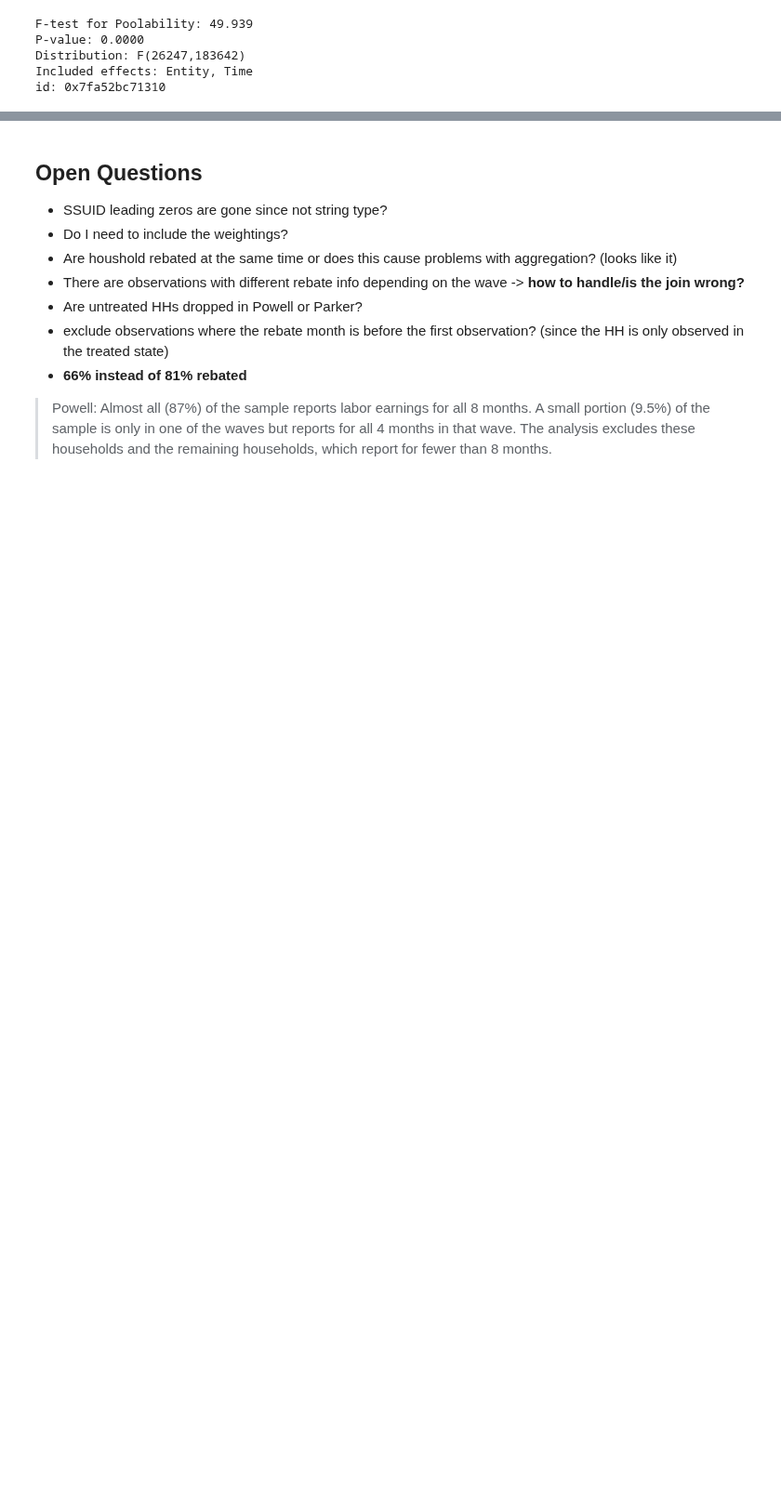
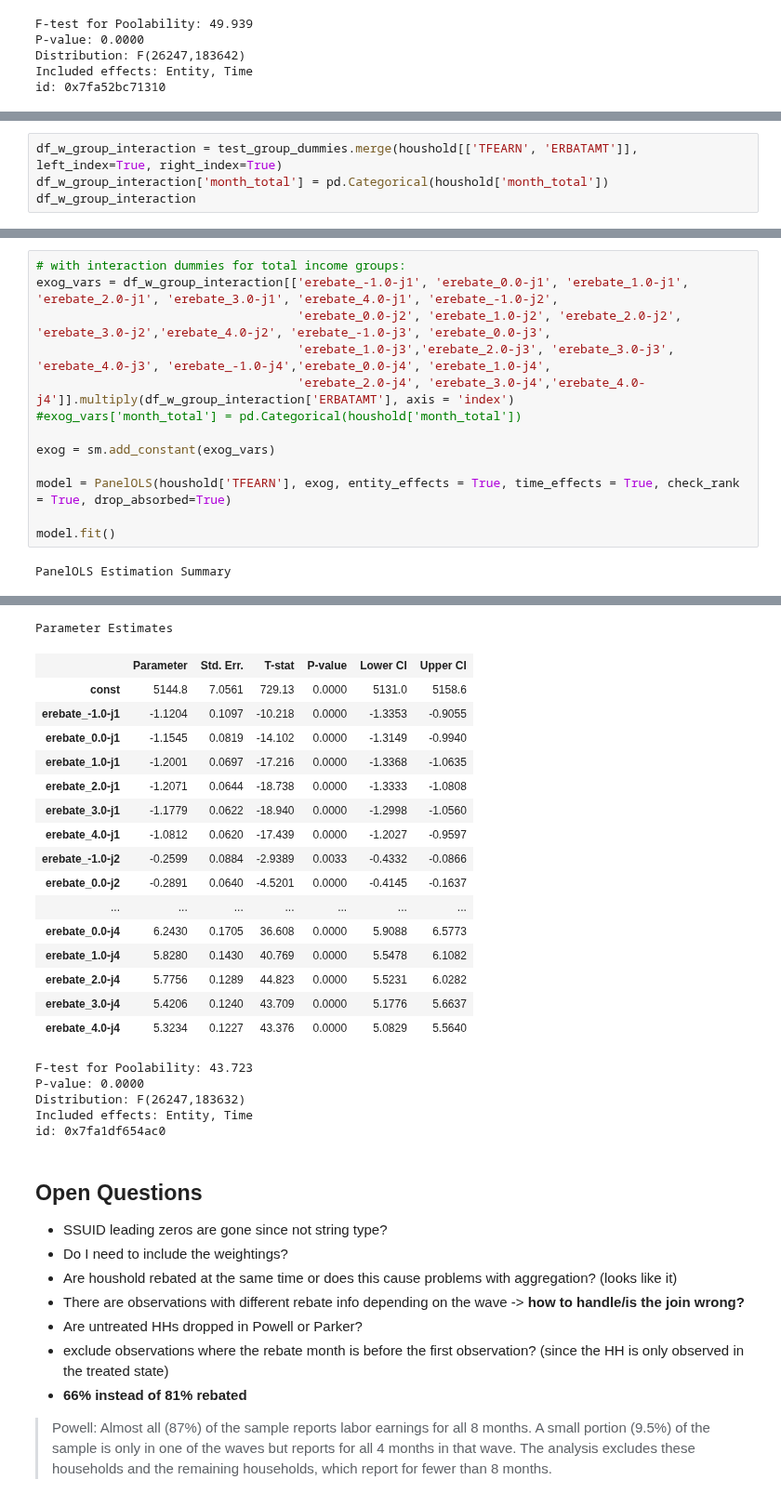
Before and after one commit to MaxDerWeber/MasterThesis, a Jupyter notebook: Data.ipynb, the cells around one changed output, grey strips where cells are left out. Shown at 93% size. Saved outputs shown, nothing was run; the diff lists cells and outputs as text; blank space fills up the shorter version.

```diff
--- a/Data.ipynb
+++ b/Data.ipynb
@@ -653,0 +578,4 @@ for group_id in group_lst:
+# %%
+df_w_group_interaction = test_group_dummies.merge(houshold[['TFEARN', 'ERBATAMT']], left_index=True, right_index=True)
+df_w_group_interaction['month_total'] = pd.Categorical(houshold['month_total'])
+df_w_group_interaction
@@ -653,0 +597,15 @@ for group_id in group_lst:
+# %%
+# with interaction dummies for total income groups:
+exog_vars = df_w_group_interaction[['erebate_-1.0-j1', 'erebate_0.0-j1', 'erebate_1.0-j1', 'erebate_2.0-j1', 'erebate_3.0-j1', 'erebate_4.0-j1', 'erebate_-1.0-j2',
+                                    'erebate_0.0-j2', 'erebate_1.0-j2', 'erebate_2.0-j2', 'erebate_3.0-j2','erebate_4.0-j2', 'erebate_-1.0-j3', 'erebate_0.0-j3',
+                                    'erebate_1.0-j3','erebate_2.0-j3', 'erebate_3.0-j3', 'erebate_4.0-j3', 'erebate_-1.0-j4','erebate_0.0-j4', 'erebate_1.0-j4',
+                                    'erebate_2.0-j4', 'erebate_3.0-j4','erebate_4.0-j4']].multiply(df_w_group_interaction['ERBATAMT'], axis = 'index')
+#exog_vars['month_total'] = pd.Categorical(houshold['month_total'])
+
+exog = sm.add_constant(exog_vars)
+
+model = PanelOLS(houshold['TFEARN'], exog, entity_effects = True, time_effects = True, check_rank = True, drop_absorbed=True)
+
+model.fit()
+# %% [output]
+PanelOLS Estimation Summary
@@ -654,3 +629,25 @@ for group_id in group_lst:
+Parameter Estimates
+|  | Parameter | Std. Err. | T-stat | P-value | Lower CI | Upper CI |
+| const | 5144.8 | 7.0561 | 729.13 | 0.0000 | 5131.0 | 5158.6 |
+| erebate_-1.0-j1 | -1.1204 | 0.1097 | -10.218 | 0.0000 | -1.3353 | -0.9055 |
+| erebate_0.0-j1 | -1.1545 | 0.0819 | -14.102 | 0.0000 | -1.3149 | -0.9940 |
+| erebate_1.0-j1 | -1.2001 | 0.0697 | -17.216 | 0.0000 | -1.3368 | -1.0635 |
+| erebate_2.0-j1 | -1.2071 | 0.0644 | -18.738 | 0.0000 | -1.3333 | -1.0808 |
+| erebate_3.0-j1 | -1.1779 | 0.0622 | -18.940 | 0.0000 | -1.2998 | -1.0560 |
+| erebate_4.0-j1 | -1.0812 | 0.0620 | -17.439 | 0.0000 | -1.2027 | -0.9597 |
+| erebate_-1.0-j2 | -0.2599 | 0.0884 | -2.9389 | 0.0033 | -0.4332 | -0.0866 |
+| erebate_0.0-j2 | -0.2891 | 0.0640 | -4.5201 | 0.0000 | -0.4145 | -0.1637 |
+| ... | ... | ... | ... | ... | ... | ... |
+| erebate_0.0-j4 | 6.2430 | 0.1705 | 36.608 | 0.0000 | 5.9088 | 6.5773 |
+| erebate_1.0-j4 | 5.8280 | 0.1430 | 40.769 | 0.0000 | 5.5478 | 6.1082 |
+| erebate_2.0-j4 | 5.7756 | 0.1289 | 44.823 | 0.0000 | 5.5231 | 6.0282 |
+| erebate_3.0-j4 | 5.4206 | 0.1240 | 43.709 | 0.0000 | 5.1776 | 5.6637 |
+| erebate_4.0-j4 | 5.3234 | 0.1227 | 43.376 | 0.0000 | 5.0829 | 5.5640 |
+F-test for Poolability: 43.723
+P-value: 0.0000
+Distribution: F(26247,183632)
+Included effects: Entity, Time
+id: 0x7fa1df654ac0
 # %% [markdown]
 ## Open Questions
 
```
Also changed, not shown: parts of 13 cells of this notebook.
